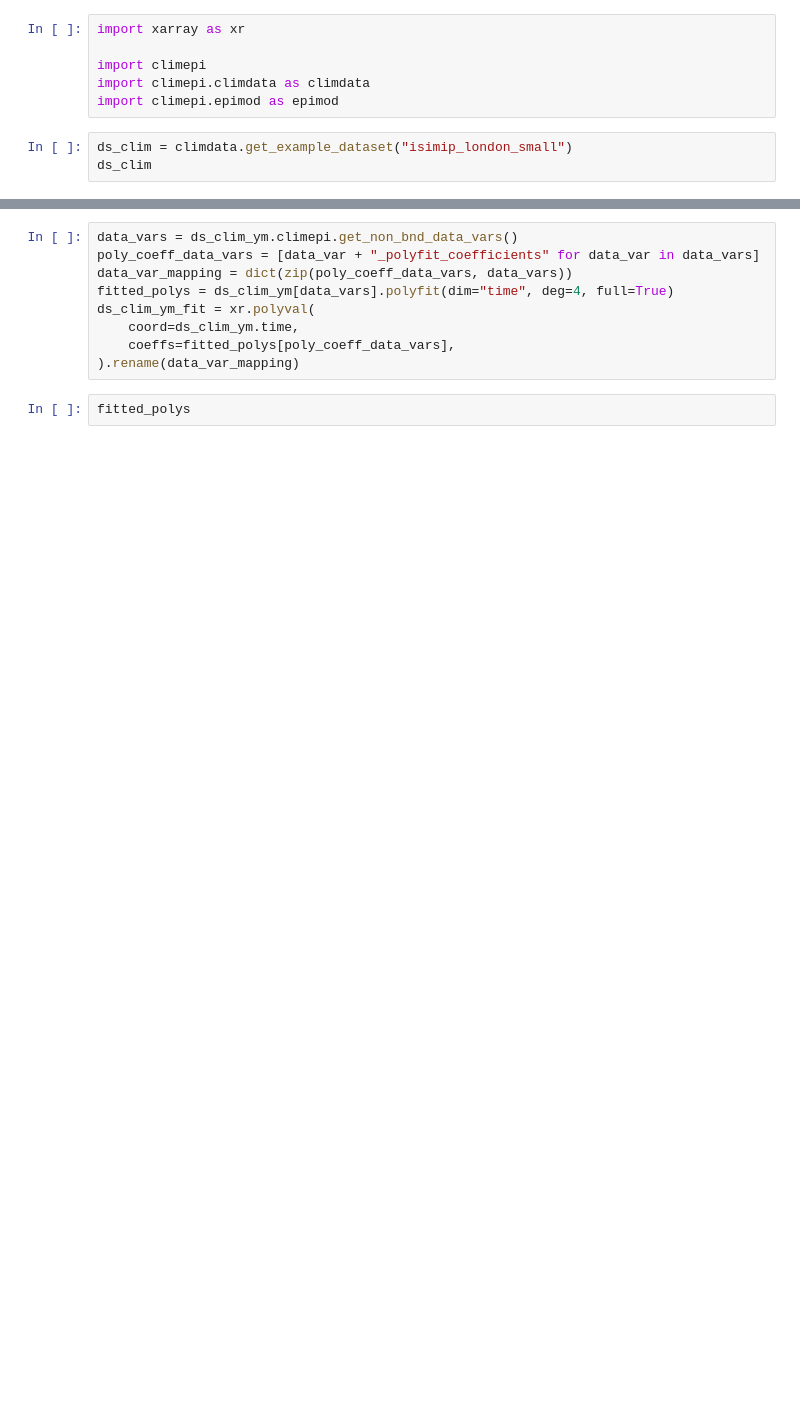
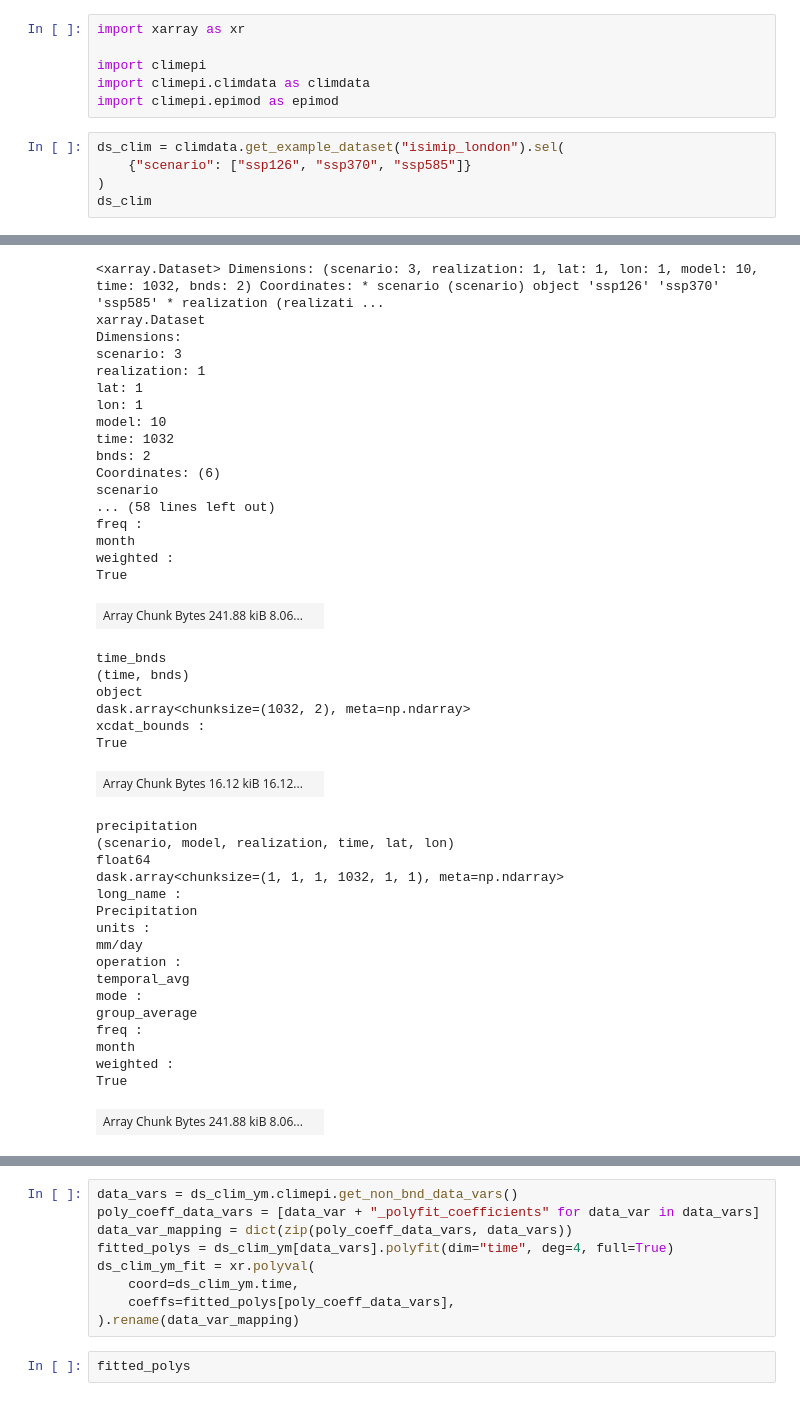
Before and after one commit to idm-oxford/climate-epidemics, a Jupyter notebook: examples/isimip.ipynb, the cells around one changed output, grey strips where cells are left out. Saved outputs shown, nothing was run; the diff lists cells and outputs as text; blank space fills up the shorter version.

```diff
--- a/examples/isimip.ipynb
+++ b/examples/isimip.ipynb
@@ -5,5 +5,8 @@ import climepi
 import climepi.climdata as climdata
 import climepi.epimod as epimod
 # %%
-ds_clim = climdata.get_example_dataset("isimip_london_small")
+ds_clim = climdata.get_example_dataset("isimip_london").sel(
+    {"scenario": ["ssp126", "ssp370", "ssp585"]}
+)
 ds_clim
+# %% [output]
@@ -9,0 +17,42 @@ ds_clim
+<xarray.Dataset> Dimensions: (scenario: 3, realization: 1, lat: 1, lon: 1, model: 10, time: 1032, bnds: 2) Coordinates: * scenario (scenario) object 'ssp126' 'ssp370' 'ssp585' * realization (realizati ...
+xarray.Dataset
+Dimensions:
+scenario: 3
+realization: 1
+lat: 1
+lon: 1
+model: 10
+time: 1032
+bnds: 2
+Coordinates: (6)
+scenario
+... (58 lines left out)
+freq :
+month
+weighted :
+True
+| Array Chunk Bytes 241.88 kiB 8.06... |  |
+time_bnds
+(time, bnds)
+object
+dask.array<chunksize=(1032, 2), meta=np.ndarray>
+xcdat_bounds :
+True
+| Array Chunk Bytes 16.12 kiB 16.12... |  |
+precipitation
+(scenario, model, realization, time, lat, lon)
+float64
+dask.array<chunksize=(1, 1, 1, 1032, 1, 1), meta=np.ndarray>
+long_name :
+Precipitation
+units :
+mm/day
+operation :
+temporal_avg
+mode :
+group_average
+freq :
+month
+weighted :
+True
+| Array Chunk Bytes 241.88 kiB 8.06... |  |
```
Also changed, not shown: parts of 9 cells of this notebook.
